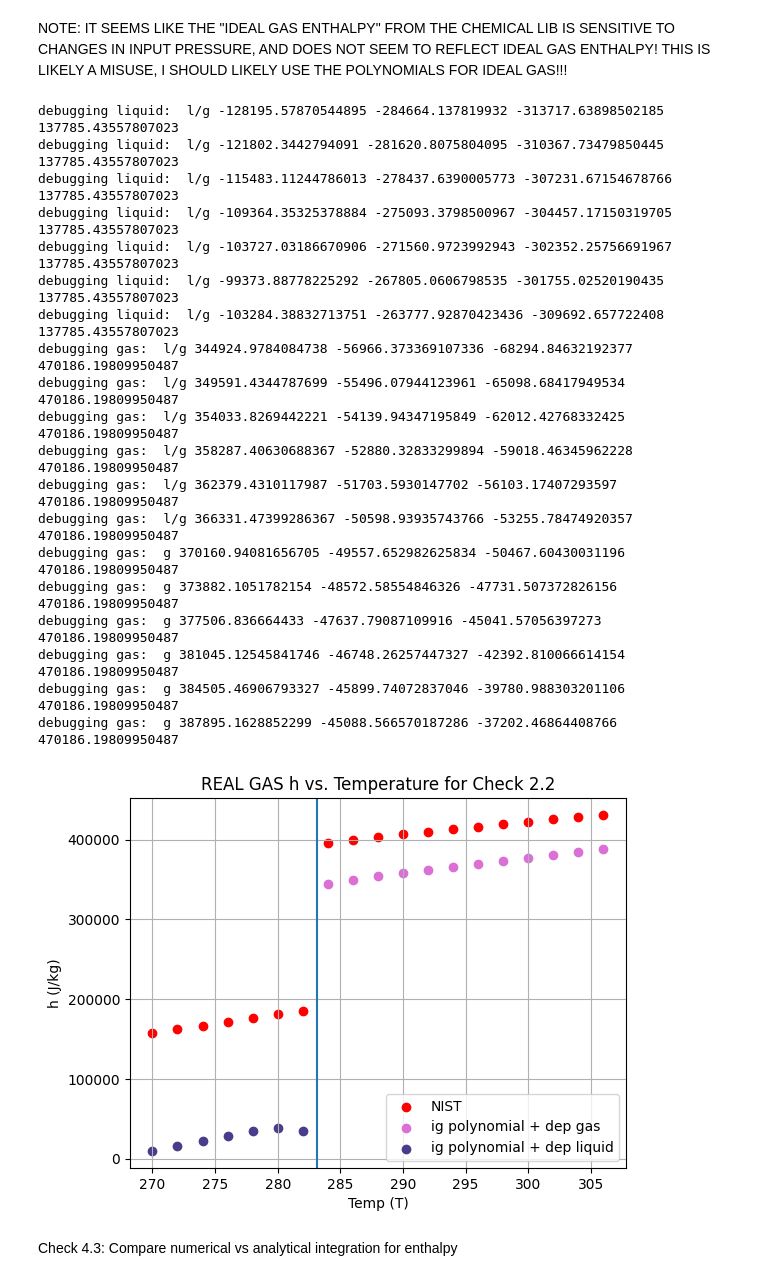
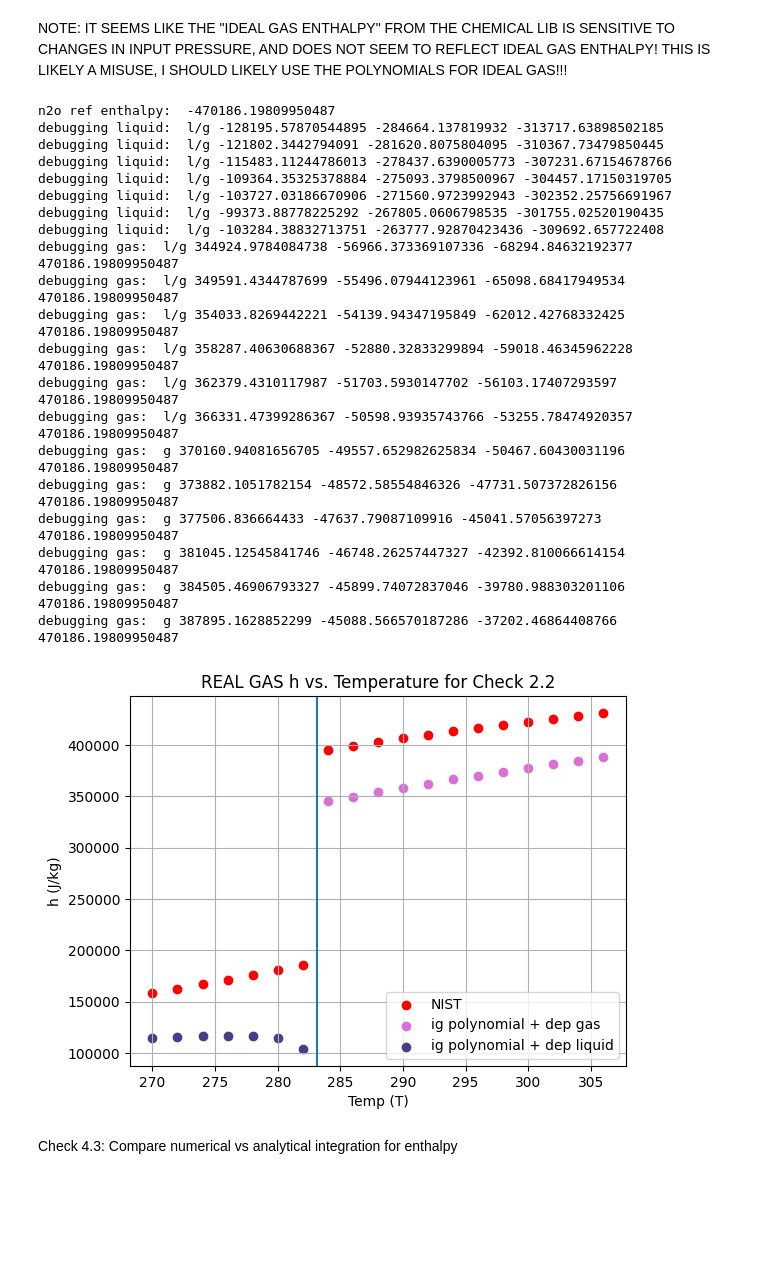
Before and after one commit to rwright403/king_hybrid, a Jupyter notebook: src/thermo_property_lookup/27-feb-2025-testing-thermo-properties.ipynb, the cells around one changed output. Saved outputs shown, nothing was run; the diff lists cells and outputs as text; code cells hidden in the pictures; blank space fills up the shorter version.

```diff
--- a/src/thermo_property_lookup/27-feb-2025-testing-thermo-properties.ipynb
+++ b/src/thermo_property_lookup/27-feb-2025-testing-thermo-properties.ipynb
@@ -405,8 +551,10 @@ NIST_enthalpy_arr = [158030.0, 162380.0, 166810.0, 171340.0, 175980.0, 180750.0,
 
 temp_arr = [270,272,274,276,278,280,282,284,286,288,290,292,294,296,298,300,302,304,306]
 
-ig_dep_enthalpy_l_arr =[]
-ig_dep_enthalpy_g_arr =[]
+ig_dep_enthalpy_l_arr = []
+ig_dep_enthalpy_g_arr = []
+chem_enthalpy_l_arr = []
+chem_enthalpy_g_arr = []
 
 T_g_arr = []
 T_l_arr = []
@@ -415,57 +563,66 @@ T_BOIL = 182.5
 
 T_transition = 283.14
 n2o_ig_ref= Chemical('N2O', T=T_BOIL, P= P_atm)
-n2o_ref_convers = n2o_ig_ref.H
+#preos_step_4_ref_convers = PR(Tc=TC, Pc=PC, omega=OMEGA, T=T_BOIL, P=P_atm)
+n2o_ref_convers = n2o_ig_ref.H #nist reference state is normal boiling point T_BOIL, P_atm
 
+print("n2o ref enthalpy: ", n2o_ref_convers)
 
 for T in temp_arr:
+    n2o_ig_chem_4 = Chemical('N2O', T=T, P= P_step_4)
     n2o_ig_step_4= Chemical('N2O', T=T, P= P_step_4)
     preos_step_4 = PR(Tc=TC, Pc=PC, omega=OMEGA, T=T, P=P_step_4)
 
 
     if T > T_transition:
+
+
         ig_dep_enthalpy_g_arr.append( (preos_step_4.H_dep_g/MW + n2o_ig_step_4.H - n2o_ref_convers) )
         T_g_arr.append(T)
         print( "debugging gas: ", preos_step_4.phase, (preos_step_4.H_dep_g/MW + n2o_ig_step_4.H - n2o_ref_convers), preos_step_4.H_dep_g/MW , n2o_ig_step_4.H, - n2o_ref_convers)
 
     else:
-        #ig_dep_enthalpy_l_arr.append( (preos_step_4.h_dep_l/MW + n2o_ig_step_4.H) )
-        ig_dep_enthalpy_l_arr.append( preos_step_4.H_dep_l/MW + n2o_ig_step_4.H + preos_step_4.Hvap(T_REF)/MW - n2o_ref_convers )
+
+
+        ig_dep_enthalpy_l_arr.append( preos_step_4.H_dep_l/MW + n2o_ig_step_4.H  + preos_step_4.Hvap(T)/MW - n2o_ref_convers )
         T_l_arr.append(T)
-        print( "debugging liquid: ", preos_step_4.phase, (preos_step_4.H_dep_l/MW + n2o_ig_step_4.H - n2o_ref_convers), preos_step_4.H_dep_l/MW , n2o_ig_step_4.H, preos_step_4.Hvap(T_REF)/MW)
+        print( "debugging liquid: ", preos_step_4.phase, (preos_step_4.H_dep_l/MW + n2o_ig_step_4.H - n2o_ref_convers), preos_step_4.H_dep_l/MW , n2o_ig_step_4.H )
 
 plt.scatter(temp_arr, NIST_enthalpy_arr, label = "NIST", color = 'r')
 plt.scatter(T_g_arr, ig_dep_enthalpy_g_arr, label = "ig polynomial + dep gas", color = 'orchid')
 plt.scatter(T_l_arr, ig_dep_enthalpy_l_arr, label = "ig polynomial + dep liquid", color = 'darkslateblue')
+#plt.scatter(T_g_arr, chem_enthalpy_g_arr, label = "ig polynomial + dep gas", color = 'g')
+#plt.scatter(T_l_arr, chem_enthalpy_l_arr, label = "ig polynomial + dep liquid", color = 'b')
 
 plt.axvline(T_transition)
 plt.xlabel('Temp (T)')
 plt.ylabel('h (J/kg)')
-plt.title('REAL GAS h vs. Temperature for Check 2.2')
+plt.title('REAL GAS h vs. Temperature for Check 4.2')
 plt.legend()
 plt.grid(True)
 plt.show()
 # %% [output]
-debugging liquid:  l/g -128195.57870544895 -284664.137819932 -313717.63898502185 137785.43557807023
-debugging liquid:  l/g -121802.3442794091 -281620.8075804095 -310367.73479850445 137785.43557807023
-debugging liquid:  l/g -115483.11244786013 -278437.6390005773 -307231.67154678766 137785.43557807023
-debugging liquid:  l/g -109364.35325378884 -275093.3798500967 -304457.17150319705 137785.43557807023
-debugging liquid:  l/g -103727.03186670906 -271560.9723992943 -302352.25756691967 137785.43557807023
-debugging liquid:  l/g -99373.88778225292 -267805.0606798535 -301755.02520190435 137785.43557807023
-debugging liquid:  l/g -103284.38832713751 -263777.92870423436 -309692.657722408 137785.43557807023
+n2o ref enthalpy:  -470186.19809950487
+debugging liquid:  l/g -128195.57870544895 -284664.137819932 -313717.63898502185
+debugging liquid:  l/g -121802.3442794091 -281620.8075804095 -310367.73479850445
+debugging liquid:  l/g -115483.11244786013 -278437.6390005773 -307231.67154678766
+debugging liquid:  l/g -109364.35325378884 -275093.3798500967 -304457.17150319705
+debugging liquid:  l/g -103727.03186670906 -271560.9723992943 -302352.25756691967
+debugging liquid:  l/g -99373.88778225292 -267805.0606798535 -301755.02520190435
+debugging liquid:  l/g -103284.38832713751 -263777.92870423436 -309692.657722408
 debugging gas:  l/g 344924.9784084738 -56966.373369107336 -68294.84632192377 470186.19809950487
 debugging gas:  l/g 349591.4344787699 -55496.07944123961 -65098.68417949534 470186.19809950487
 debugging gas:  l/g 354033.8269442221 -54139.94347195849 -62012.42768332425 470186.19809950487
 debugging gas:  l/g 358287.40630688367 -52880.32833299894 -59018.46345962228 470186.19809950487
 debugging gas:  l/g 362379.4310117987 -51703.5930147702 -56103.17407293597 470186.19809950487
 debugging gas:  l/g 366331.47399286367 -50598.93935743766 -53255.78474920357 470186.19809950487
 debugging gas:  g 370160.94081656705 -49557.652982625834 -50467.60430031196 470186.19809950487
 debugging gas:  g 373882.1051782154 -48572.58554846326 -47731.507372826156 470186.19809950487
 debugging gas:  g 377506.836664433 -47637.79087109916 -45041.57056397273 470186.19809950487
 debugging gas:  g 381045.12545841746 -46748.26257447327 -42392.810066614154 470186.19809950487
 debugging gas:  g 384505.46906793327 -45899.74072837046 -39780.988303201106 470186.19809950487
 debugging gas:  g 387895.1628852299 -45088.566570187286 -37202.46864408766 470186.19809950487
-[figure, old version]
+[figure, new version]
 # %% [markdown]
 Check 4.3: Compare numerical vs analytical integration for enthalpy
 # %%
```
Also changed, not shown: parts of 13 cells of this notebook, 1 other file.
